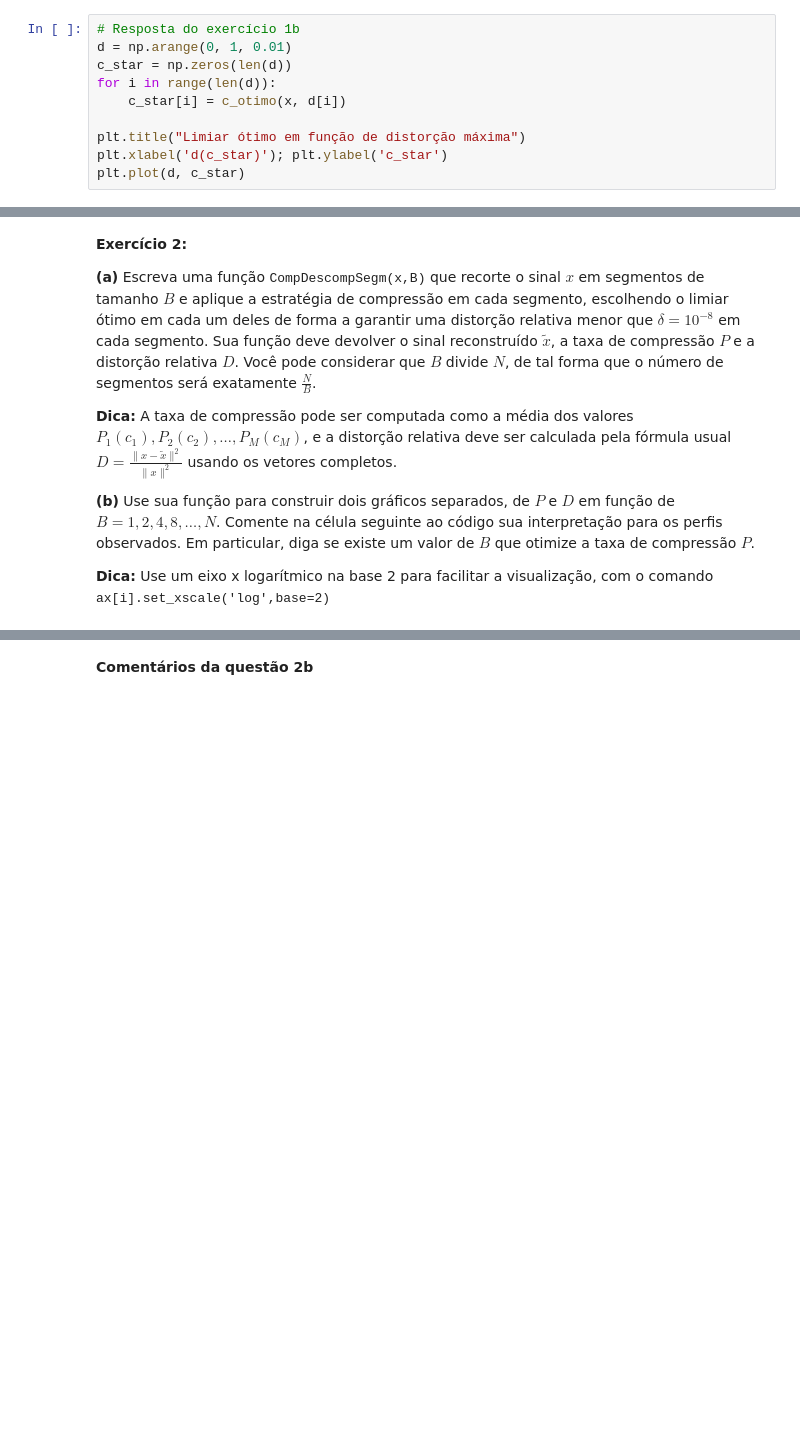
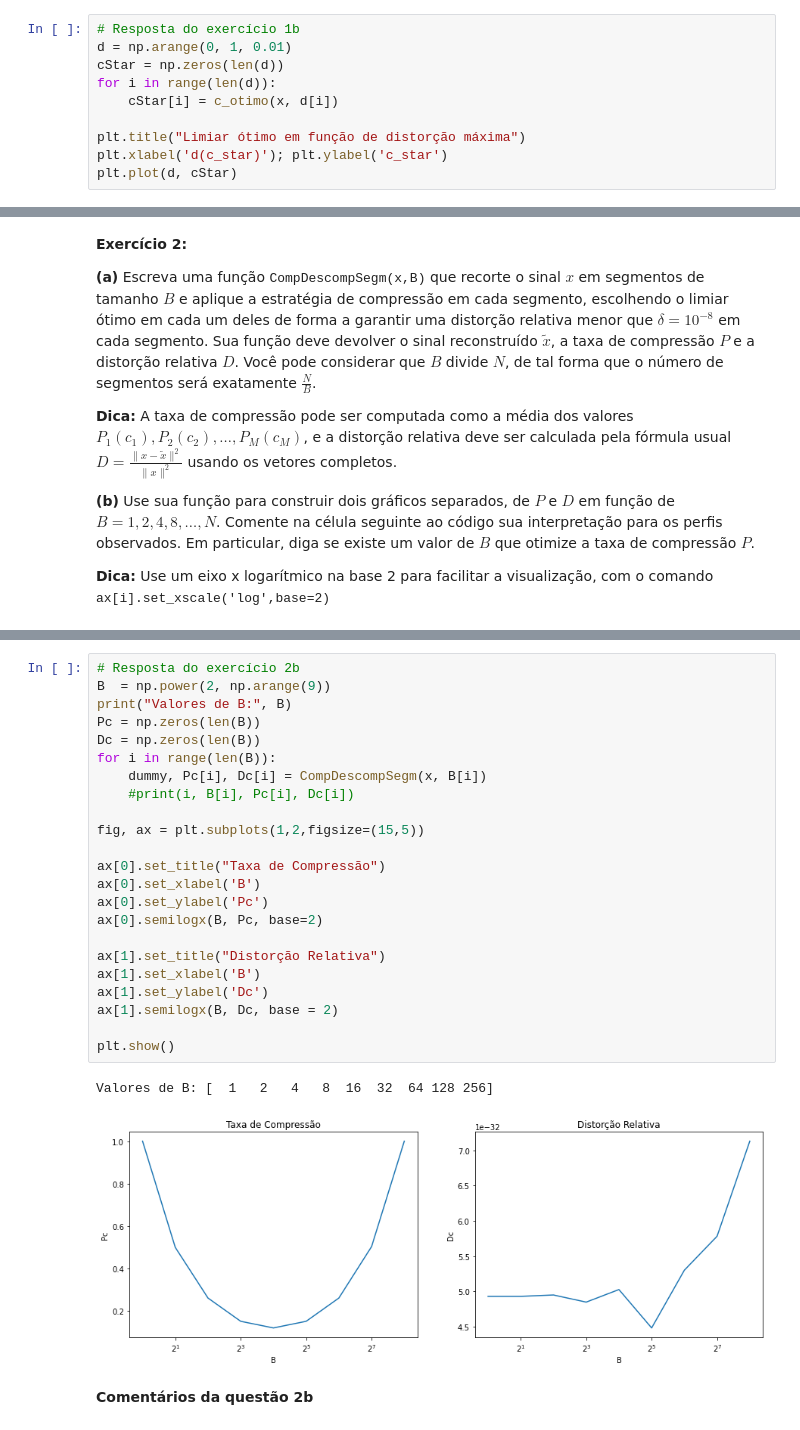
Before and after one commit to cirobr/mac5920-processamento-sinais-digitais, a Jupyter notebook: EP4_2320769.ipynb, the cells around one changed output, grey strips where cells are left out. Drawn from its saved outputs; the diff is of its cells as text; blank space fills up the shorter version.

```diff
--- a/EP4_2320769.ipynb
+++ b/EP4_2320769.ipynb
@@ -120,13 +120,13 @@ def c_otimo(x, d):
 # %%
 # Resposta do exercício 1b
 d = np.arange(0, 1, 0.01)
-c_star = np.zeros(len(d))
+cStar = np.zeros(len(d))
 for i in range(len(d)):
-    c_star[i] = c_otimo(x, d[i])
+    cStar[i] = c_otimo(x, d[i])
 
 plt.title("Limiar ótimo em função de distorção máxima")
 plt.xlabel('d(c_star)'); plt.ylabel('c_star')
-plt.plot(d, c_star)
+plt.plot(d, cStar)
 # %% [output]
 [<matplotlib.lines.Line2D at 0x...>]
 [figure]
@@ -158,2 +213,28 @@ e cada segmento $x^{(m)}$ é comprimido de forma independente, usando os melhore
+# %%
+# Resposta do exercício 2b
+B  = np.power(2, np.arange(9))
+print("Valores de B:", B)
+Pc = np.zeros(len(B))
+Dc = np.zeros(len(B))
+for i in range(len(B)):
+    dummy, Pc[i], Dc[i] = CompDescompSegm(x, B[i])
+    #print(i, B[i], Pc[i], Dc[i])
+
+fig, ax = plt.subplots(1,2,figsize=(15,5))
+
+ax[0].set_title("Taxa de Compressão")
+ax[0].set_xlabel('B')
+ax[0].set_ylabel('Pc')
+ax[0].semilogx(B, Pc, base=2)
+
+ax[1].set_title("Distorção Relativa")
+ax[1].set_xlabel('B')
+ax[1].set_ylabel('Dc')
+ax[1].semilogx(B, Dc, base = 2)
+
+plt.show()
+# %% [output]
+Valores de B: [  1   2   4   8  16  32  64 128 256]
+[figure, added]
 # %% [markdown]
 **Comentários da questão 2b**
```
Also changed, not shown: parts of 4 cells of this notebook, 1 other file.
